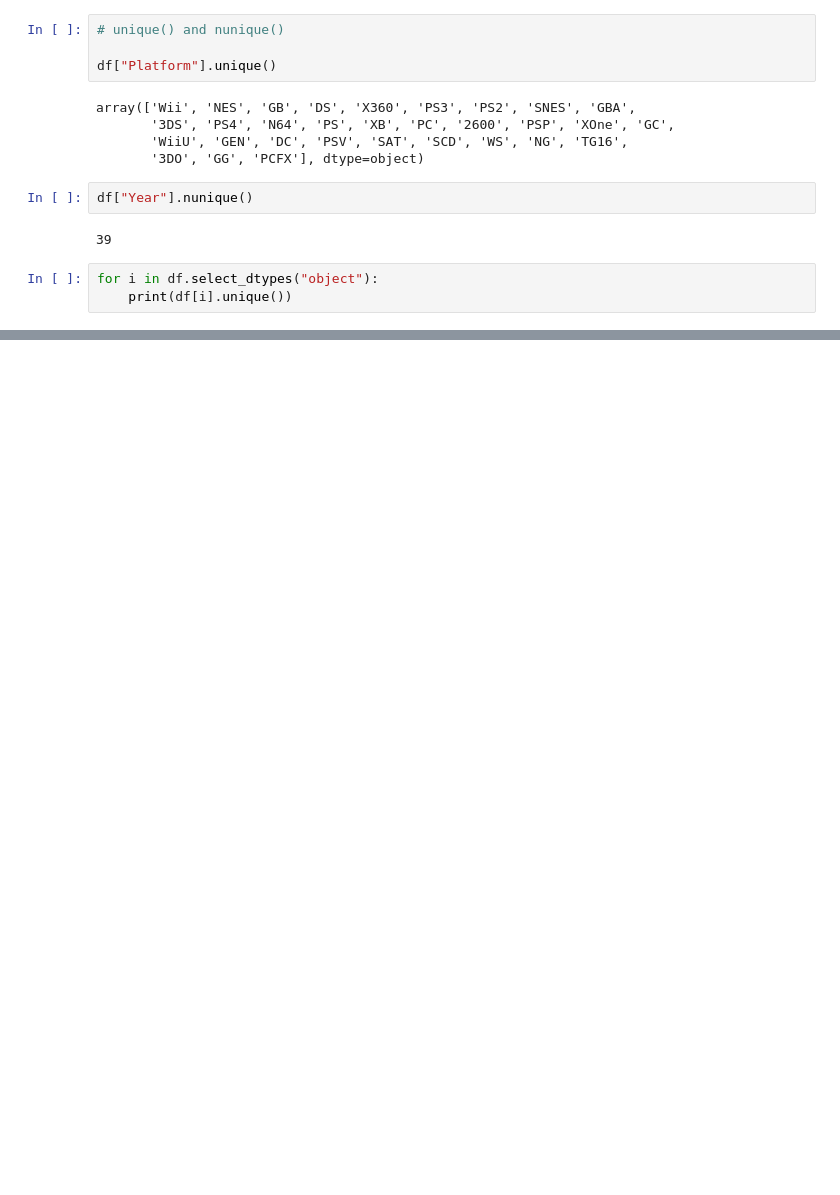
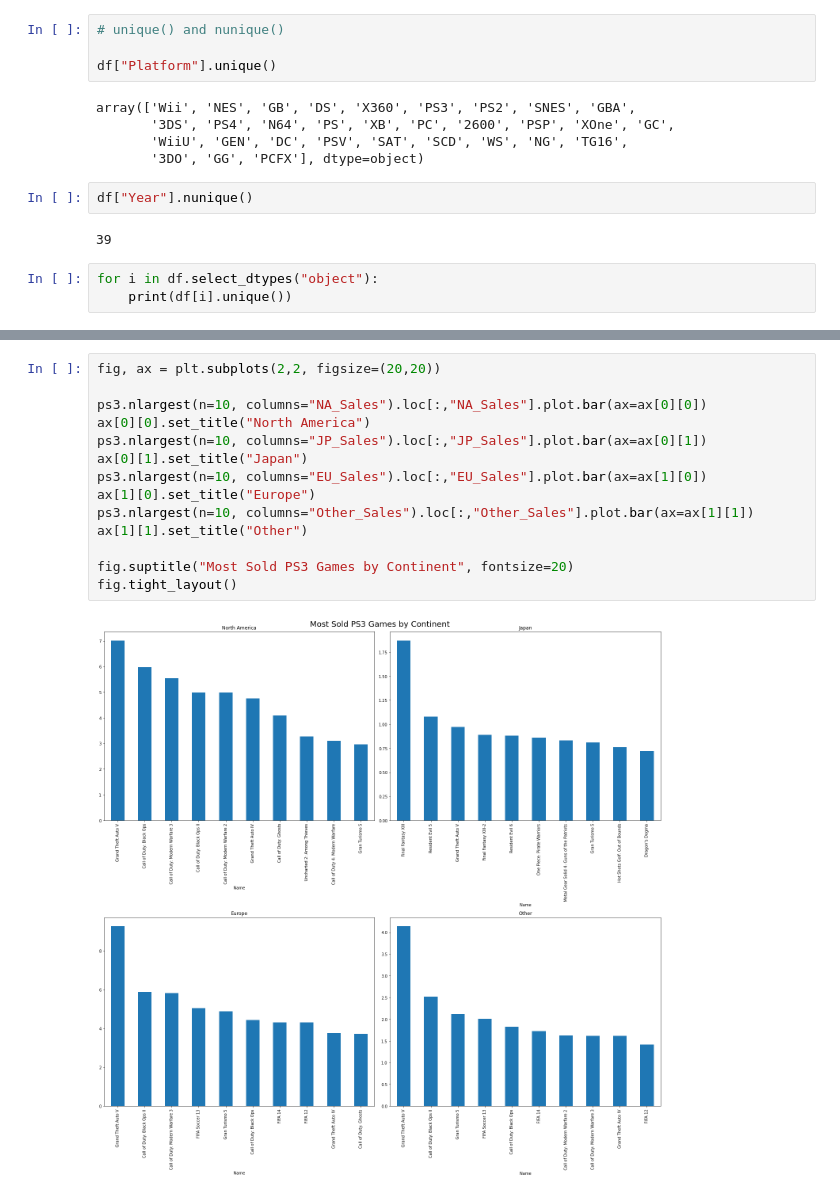
Before and after one commit to klao-thongchan/playground, a Jupyter notebook: sql/pandas tutorial.ipynb, the cells around one changed output, grey strips where cells are left out. Drawn from its saved outputs; the diff is of its cells as text; blank space fills up the shorter version.

```diff
--- a/sql/pandas tutorial.ipynb
+++ b/sql/pandas tutorial.ipynb
@@ -216,0 +234,16 @@ for i in df.select_dtypes("object"):
+# %%
+fig, ax = plt.subplots(2,2, figsize=(20,20))
+
+ps3.nlargest(n=10, columns="NA_Sales").loc[:,"NA_Sales"].plot.bar(ax=ax[0][0])
+ax[0][0].set_title("North America")
+ps3.nlargest(n=10, columns="JP_Sales").loc[:,"JP_Sales"].plot.bar(ax=ax[0][1])
+ax[0][1].set_title("Japan")
+ps3.nlargest(n=10, columns="EU_Sales").loc[:,"EU_Sales"].plot.bar(ax=ax[1][0])
+ax[1][0].set_title("Europe")
+ps3.nlargest(n=10, columns="Other_Sales").loc[:,"Other_Sales"].plot.bar(ax=ax[1][1])
+ax[1][1].set_title("Other")
+
+fig.suptitle("Most Sold PS3 Games by Continent", fontsize=20)
+fig.tight_layout()
+# %% [output]
+[figure, added]
```
Also changed, not shown: parts of 2 cells of this notebook.
